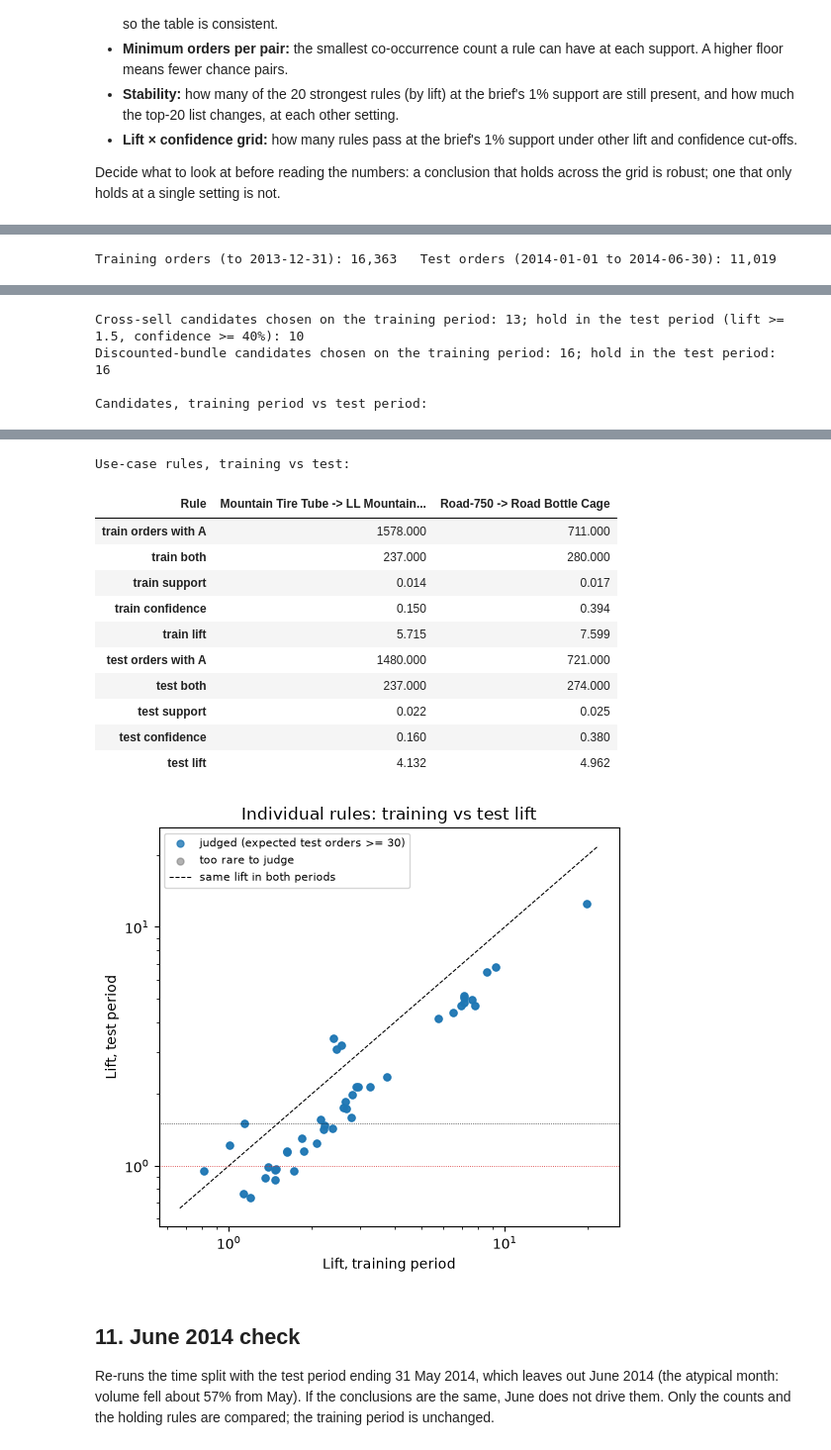
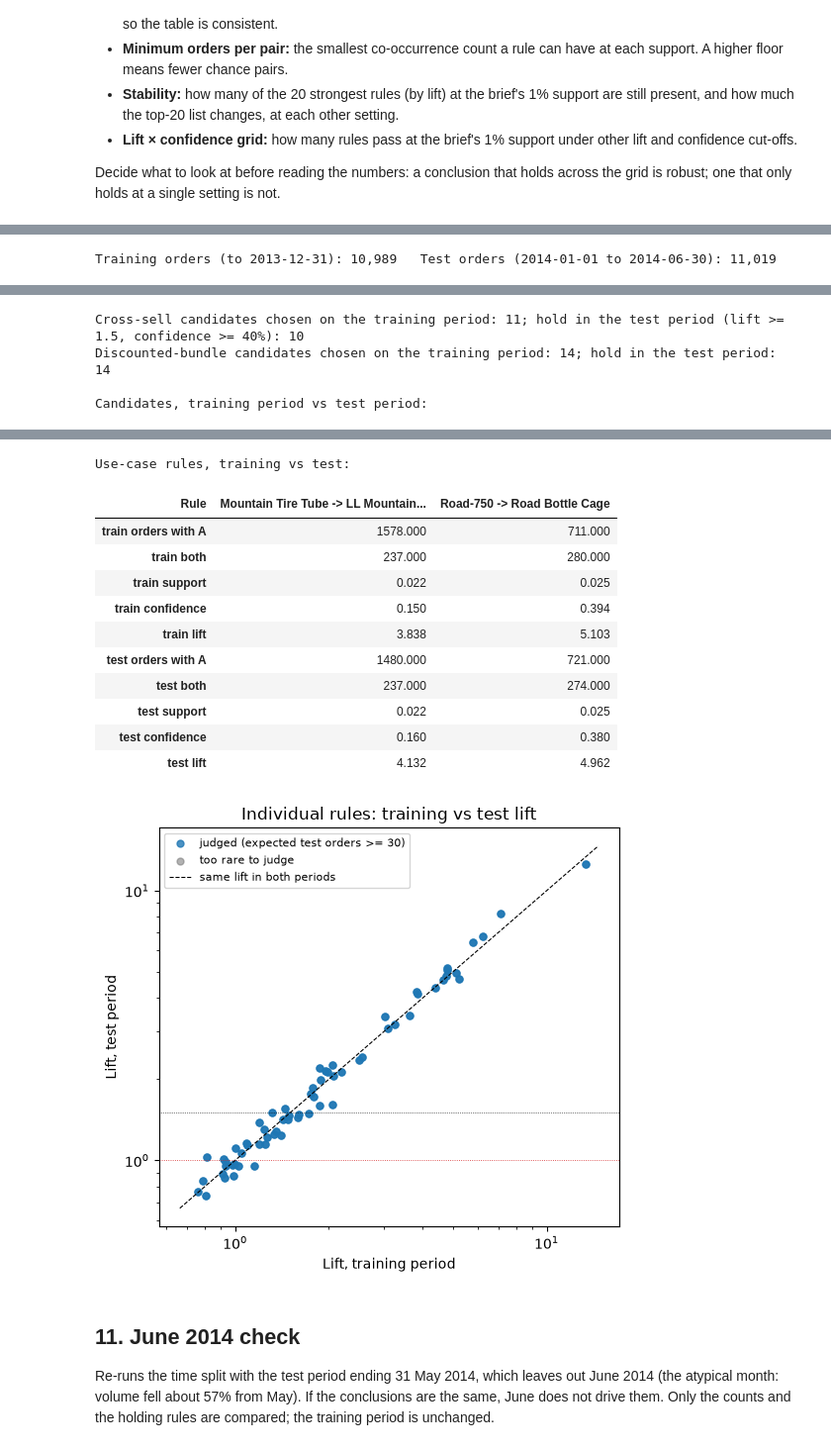
Before and after one commit to Aqikop/BI_Project, a Jupyter notebook: association_rule_mining/association_rule_mining.ipynb, the cells around one changed output, grey strips where cells are left out. Shown at 99% size. Drawn from its saved outputs; the diff is of its cells as text; code cells hidden in the pictures.

Commit message:
fix: remove hard-code 17805 change: CHANNEL_START in the config to start from 2013-05-30 Section 12 is relabelled as an appendix

```diff
--- a/association_rule_mining/association_rule_mining.ipynb
+++ b/association_rule_mining/association_rule_mining.ipynb
@@ -42,8 +43,10 @@ BUNDLING   = dict(lift=1.5, support_min=0.01, support_max=0.05, confidence=0.50)
 
 KEEP_HISTORY = False       # False: replace the channel's rules on each run; True: keep earlier runs (compare with GeneratedDate)
 
-# Warehouse reconciliation figure for the individual run (orders with 2+ models, shipped, valid lines)
-EXPECTED_MULTI_MODEL = {"Individual": 17805}
+# First order date counted in each channel's support base. Individual customers bought only bikes before
+# 2013-05-30 (accessories, clothing and the new bike models first sold on that date), so earlier orders are left out.
+# None = all orders. The reseller channel is unrestricted until its own category start dates are checked.
+CHANNEL_START = {"Individual": "2013-05-30", "Reseller": None}
 # %% [markdown]
 ## 2. Connect to the warehouse
 # %%
@@ -432,11 +465,14 @@ ECON_SQL = text("""
     FROM dw.OrderLineFact AS f
     JOIN dw.CustomerDim   AS c ON c.CustomerKey = f.CustomerKey
     JOIN dw.ProductDim    AS p ON p.ProductKey  = f.ProductKey
-    WHERE c.CustomerType = 'Individual' AND f.OrderQty > 0 AND f.UnitPrice > 0
+    JOIN dw.DateDim       AS d ON d.DateKey     = f.DateKey
+    WHERE c.CustomerType = 'Individual' AND d.FullDate >= :start
+      AND f.OrderQty > 0 AND f.UnitPrice > 0
     GROUP BY p.ProductModelID
 """)
 
-model_attr = pd.read_sql(MODEL_SQL, engine).merge(pd.read_sql(ECON_SQL, engine), on="ProductModelID", how="left")
+model_attr = pd.read_sql(MODEL_SQL, engine).merge(
+    pd.read_sql(ECON_SQL, engine, params={"start": start_date("Individual")}), on="ProductModelID", how="left")
 for col in ("AvgLineRevenue", "AvgLineMargin"):
     model_attr[col] = pd.to_numeric(model_attr[col])
 model_attr = model_attr.set_index("ProductModelID")
@@ -577,7 +613,7 @@ SENS_LIFT       = [1.2, 1.5, 2.0, 3.0]
 SENS_TOPK       = 20
 REF_SUPPORT     = 0.01                      # the brief's setting
 
-pairs_ind = pd.read_sql(PAIRS_SQL, engine, params={"channel": "Individual"})
+pairs_ind = pd.read_sql(PAIRS_SQL, engine, params=channel_params("Individual"))
 basket_s = pd.crosstab(pairs_ind["SalesOrderID"], pairs_ind["ProductModelID"]).gt(0)
 n_s = len(basket_s)
 
@@ -684,9 +720,10 @@ PAIRS_DATED_SQL = text("""
     JOIN dw.CustomerDim   AS c ON c.CustomerKey = f.CustomerKey
     JOIN dw.ProductDim    AS p ON p.ProductKey  = f.ProductKey
     JOIN dw.DateDim       AS d ON d.DateKey     = f.DateKey
-    WHERE c.CustomerType = :channel AND f.OrderQty > 0 AND f.UnitPrice > 0
+    WHERE c.CustomerType = :channel AND d.FullDate >= :start
+      AND f.OrderQty > 0 AND f.UnitPrice > 0
 """)
-dated = pd.read_sql(PAIRS_DATED_SQL, engine, params={"channel": "Individual"})
+dated = pd.read_sql(PAIRS_DATED_SQL, engine, params=channel_params("Individual"))
 dated["FullDate"] = pd.to_datetime(dated["FullDate"])
 train_pairs = dated[dated["FullDate"] <= pd.Timestamp(TRAIN_END)]
 test_pairs  = dated[(dated["FullDate"] >= pd.Timestamp(TEST_START)) & (dated["FullDate"] <= pd.Timestamp(TEST_END))]
@@ -831,5 +868,5 @@ ax.legend(fontsize=8)
 plt.tight_layout()
 plt.show()
 # %% [output]
-Training orders (to 2013-12-31): 16,363   Test orders (2014-01-01 to 2014-06-30): 11,019
+Training orders (to 2013-12-31): 10,989   Test orders (2014-01-01 to 2014-06-30): 11,019
 |  | value |
@@ -846,5 +883,5 @@ Training orders (to 2013-12-31): 16,363   Test orders (2014-01-01 to 2014-06-30)
-Cross-sell candidates chosen on the training period: 13; hold in the test period (lift >= 1.5, confidence >= 40%): 10
-Discounted-bundle candidates chosen on the training period: 16; hold in the test period: 16
+Cross-sell candidates chosen on the training period: 11; hold in the test period (lift >= 1.5, confidence >= 40%): 10
+Discounted-bundle candidates chosen on the training period: 14; hold in the test period: 14
 
 Candidates, training period vs test period:
 |  | Rule | Support | Confidence | Lift | Count | Test support | Test confidence | Test lift | ... |
@@ -867,16 +905,16 @@ Candidates, training period vs test period:
 Use-case rules, training vs test:
 | Rule | Mountain Tire Tube -> LL Mountain... | Road-750 -> Road Bottle Cage |
 | train orders with A | 1578.000 | 711.000 |
 | train both | 237.000 | 280.000 |
-| train support | 0.014 | 0.017 |
+| train support | 0.022 | 0.025 |
 | train confidence | 0.150 | 0.394 |
-| train lift | 5.715 | 7.599 |
+| train lift | 3.838 | 5.103 |
 | test orders with A | 1480.000 | 721.000 |
 | test both | 237.000 | 274.000 |
 | test support | 0.022 | 0.025 |
 | test confidence | 0.160 | 0.380 |
 | test lift | 4.132 | 4.962 |
-[figure, old version]
+[figure, new version]
 # %% [markdown]
 ## 11. June 2014 check
 Re-runs the time split with the test period ending 31 May 2014, which leaves out June 2014 (the atypical month: volume fell about 57% from May). If the conclusions are the same, June does not drive them. Only the counts and the holding rules are compared; the training period is unchanged.
```
Also changed, not shown: parts of 17 cells of this notebook.
